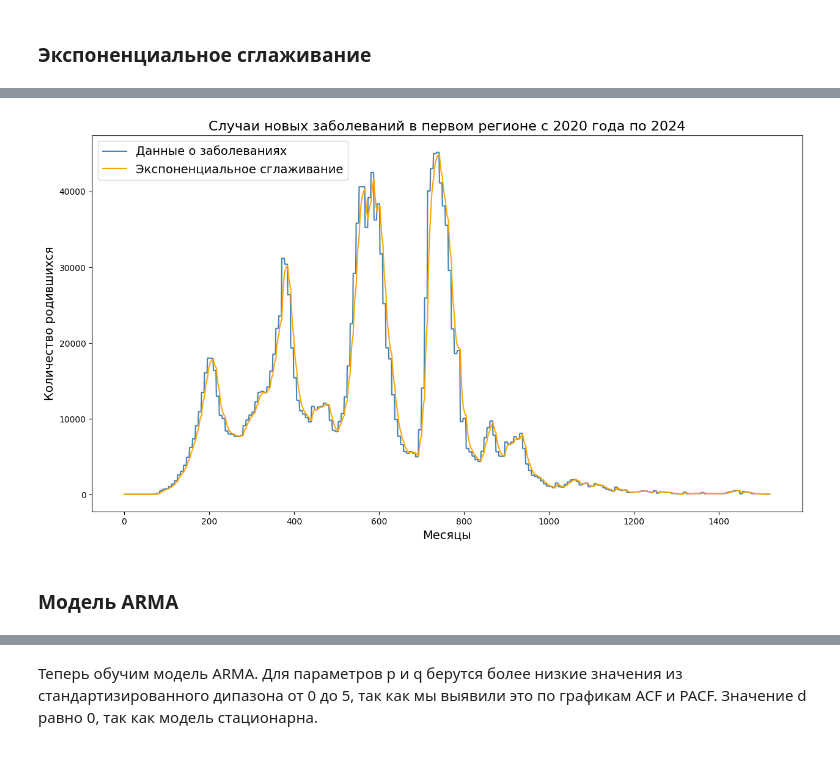
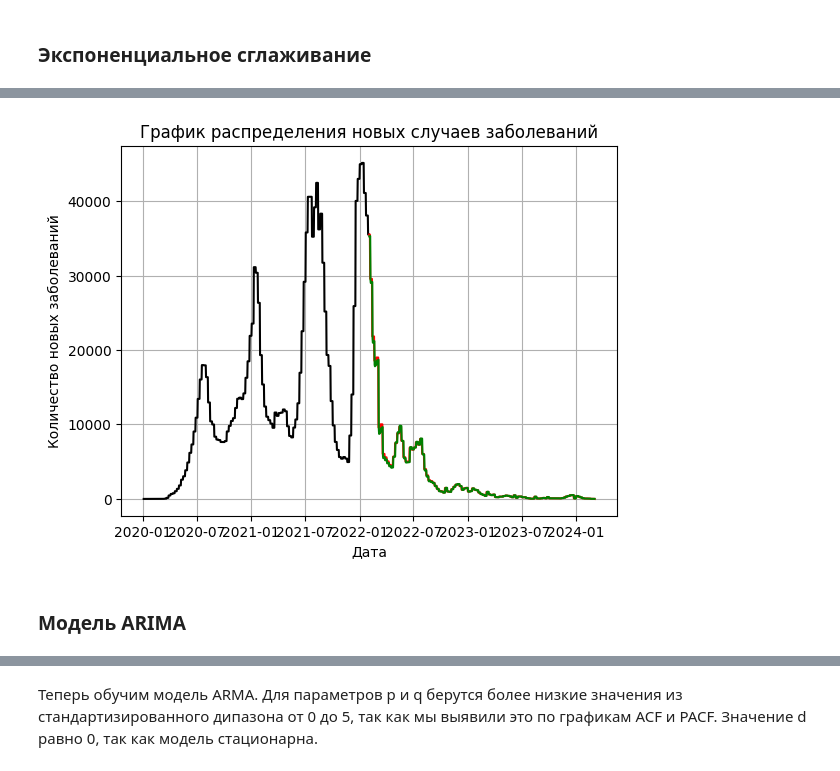
Before and after one commit to stapding/ProfChemp, a Jupyter notebook: Professionals2024/Timur/Templates_Timur/Session3_Timur/Gimadeev_ProfTasks_Session_3.ipynb, the cells around one changed output, grey strips where cells are left out. Drawn from its saved outputs; the diff is of its cells as text; code cells hidden in the pictures.

```diff
--- a/Professionals2024/Timur/Templates_Timur/Session3_Timur/Gimadeev_ProfTasks_Session_3.ipynb
+++ b/Professionals2024/Timur/Templates_Timur/Session3_Timur/Gimadeev_ProfTasks_Session_3.ipynb
@@ -232,13 +263,5 @@ plt.show()
 # %% [markdown]
 ### Экспоненциальное сглаживание
 # %%
-alpha = 0.2
-# первое значение совпадает со значением временного ряда
-exp_smoothing = [filtered_data['new_cases_smoothed'].iloc[0]]
-
-# в цикле for последовательно применяем формулу ко всем элементам ряда
-for i in range(1, len(filtered_data['new_cases_smoothed'])):
-  exp_smoothing.append(alpha * filtered_data['new_cases_smoothed'].iloc[i] + (1 - alpha) * exp_smoothing[i - 1])
-
-# выведем прогнозное значение для 366-го дня (1 января 1960 года)
-exp_smoothing[-1]
+exp_train = filtered_data[:int(len(filtered_data) * 0.5)]
+exp_test = filtered_data[int(len(filtered_data) * 0.5):]
@@ -331,24 +318,33 @@ exp_df.tail()
+# %%
+# тестовый прогнозный период начнется с конца обучающего периода
+start = len(exp_train)
+
+# и закончится в конце тестового
+end = len(exp_train) + len(exp_test) - 1
+
+# применим метод predict
+predictions = model_fit.predict(start, end)
 # %%
-# зададим размер
-plt.figure(figsize = (15,8))
+# выведем три кривые (обучающая, тестовая выборка и тестовый прогноз)
+plt.plot(exp_train['date'], exp_train['new_cases_smoothed'], color = "black")
+plt.plot(exp_test['date'], exp_test['new_cases_smoothed'], color = "red")
+plt.plot(exp_test['date'], predictions, color = "green")
 
-# выведем данные о рождаемости и кривую экспоненциального сглаживания
-plt.plot(exp_df['new_cases_smoothed'], label = 'Данные о заболеваниях', color = 'steelblue')
-plt.plot(exp_df['Exp_smoothing'], label = 'Экспоненциальное сглаживание', color = 'orange')
+# заголовок и подписи к осям
+plt.title('График распределения новых случаев заболеваний')
+plt.ylabel('Количество новых заболеваний')
+plt.xlabel('Дата')
 
-# добавим легенду, ее положение на графике и размер шрифта
-plt.legend(title = '', loc = 'upper left', fontsize = 14)
 
-# добавим подписи к осям и заголовки
-plt.ylabel('Количество родившихся', fontsize = 14)
-plt.xlabel('Месяцы', fontsize = 14)
-plt.title('Случаи новых заболеваний в первом регионе с 2020 года по 2024', fontsize = 16)
+plt.axis('tight')
+# добавим сетку
+plt.grid()
 
 plt.show()
 # %% [output]
-[figure, old version]
+[figure, new version]
 # %% [markdown]
-### Модель ARMA
+### Модель ARIMA
 # %%
 train = filtered_data[:int(len(filtered_data) * 0.5)]
 test = filtered_data[int(len(filtered_data) * 0.5):]
```
Also changed, not shown: parts of 35 cells of this notebook, 1 other file.
